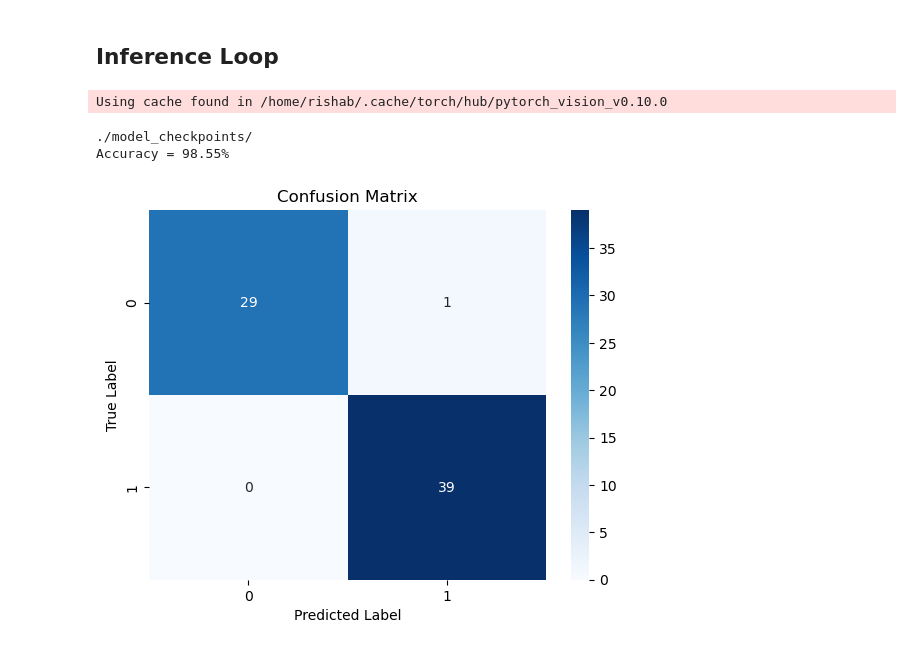
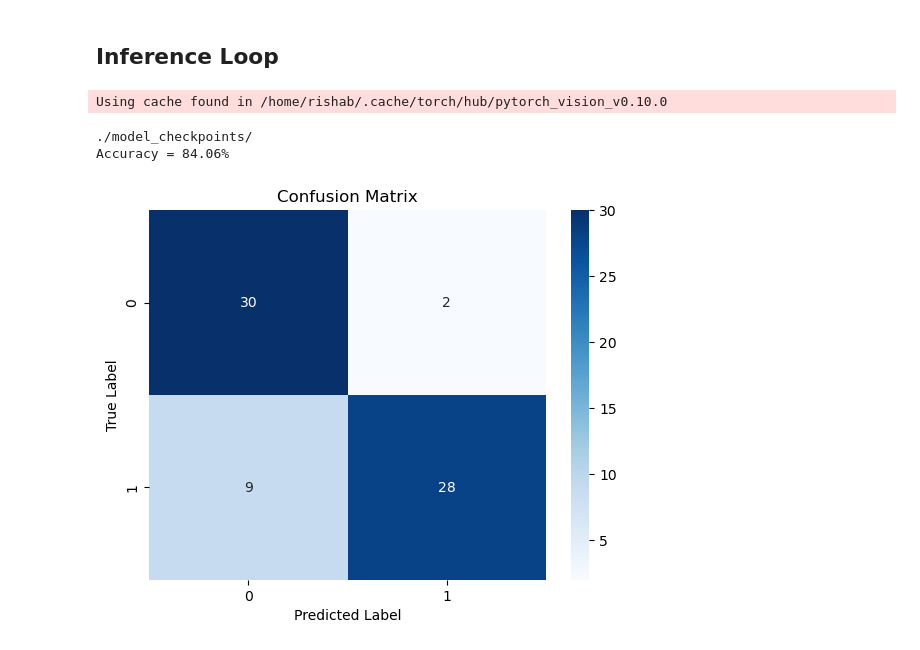
Before and after one commit to Rish-01/Schizo-xai, a Jupyter notebook: Schizo.ipynb, the cells around one changed output. Saved outputs shown, nothing was run; the diff lists cells and outputs as text; code cells hidden in the pictures.

Commit message:
Fix GradCam and modify the model

```diff
--- a/Schizo.ipynb
+++ b/Schizo.ipynb
@@ -185,7 +197,7 @@ resnet(
 # %%
 device = torch.device('cuda' if torch.cuda.is_available() else 'cpu')
 
-num_epochs = 1000
+num_epochs = 20
 num_batches = len(train_dataloader)
 learning_rate = 1e-3
 
@@ -218,9 +230,6 @@ if(start_at_checkpoint):
     optimizer.load_state_dict(checkpoint['optimizer_state_dict'])
 
 model.train()
-
-# Wrap your data loader with tqdm
-# train_dataloader = tqdm(train_dataloader, desc="Training", unit="batch")
 
 for epoch in range(num_epochs-start_epoch+1):
     for batch_num, (image_batch, label_batch) in enumerate(train_dataloader):
@@ -250,7 +259,7 @@ for epoch in range(num_epochs-start_epoch+1):
     step += 1
     running_loss = 0.0
 
-    if (epoch+1)%20 == 0:
+    if (epoch+1)%5 == 0:
         checkpoint = {
         'model_state_dict': model.state_dict(),
         'optimizer_state_dict': optimizer.state_dict(),
@@ -276,7 +306,6 @@ print(checkpoint_path)
 
 checkpoint = torch.load(f'{checkpoint_path}/resnet-finetune-adam-epoch_{model_num}')
 model.load_state_dict(checkpoint['model_state_dict'])
-model = model.to(device)
 
 predicted_labels_list = []
 labels_list = []
@@ -287,17 +316,16 @@ for images, labels in test_dataloader:
     labels_list.append(labels)
     labels = labels.to(device)
 
-    with torch.no_grad():
-        # Forward pass
-        images = images.to(device)
-        outputs = model(images)
-        predicted = torch.round(outputs)
-        predicted_labels_list.append(predicted)
+    # Forward pass
+    images = images.to(device)
+    outputs = model(images)
+    predicted = torch.round(outputs)
+    predicted_labels_list.append(predicted)
 
-        # Update the running total of correct predictions and samples
-        predicted = predicted.squeeze()
-        total_correct += (predicted == labels).sum().item()
-        total_samples += labels.size(0)
+    # Update the running total of correct predictions and samples
+    predicted = predicted.squeeze()
+    total_correct += (predicted == labels).sum().item()
+    total_samples += labels.size(0)
 
 # Calculate the accuracy for this epoch
 accuracy = 100 * total_correct / total_samples
@@ -305,24 +333,26 @@ print(f'Accuracy = {accuracy:.2f}%')
 # %% [output]
 Using cache found in /home/rishab/.cache/torch/hub/pytorch_vision_v0.10.0
 ./model_checkpoints/
-Accuracy = 98.55%
+Accuracy = 84.06%
 # %%
 from sklearn.metrics import confusion_matrix, classification_report, roc_curve, auc
 import matplotlib.pyplot as plt
 import seaborn as sns
 import numpy as np
 
 predicted_labels = torch.cat(predicted_labels_list, dim=0).squeeze().cpu()
 true_labels = torch.cat(labels_list, dim=0)
 
 # Confusion Matrix
+true_labels = true_labels.detach().numpy()
+predicted_labels = predicted_labels.detach().numpy()
 cm = confusion_matrix(true_labels, predicted_labels)
 sns.heatmap(cm, annot=True, fmt="d", cmap="Blues")
 plt.title("Confusion Matrix")
 plt.xlabel("Predicted Label")
 plt.ylabel("True Label")
 plt.show()
 # %% [output]
-[figure, old version]
+[figure, new version]
 # %%
 def get_gradcam(model, image, prediction, size):
```
Also changed, not shown: parts of 8 cells of this notebook.
